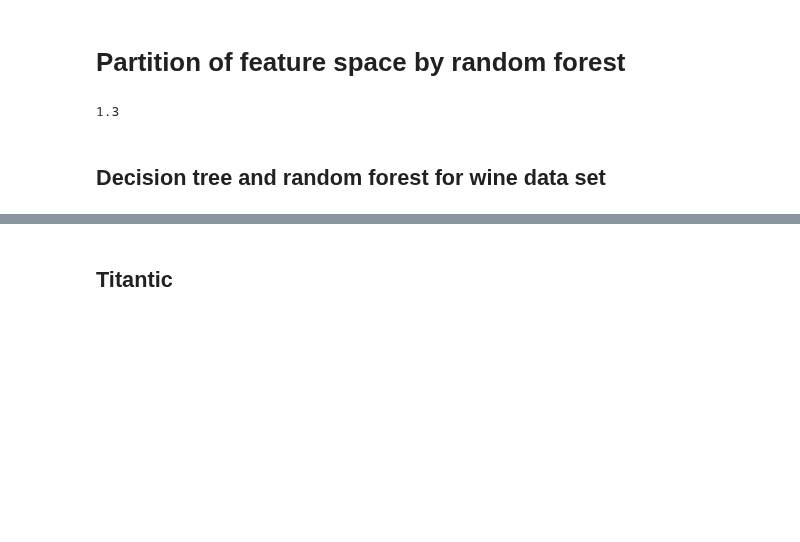
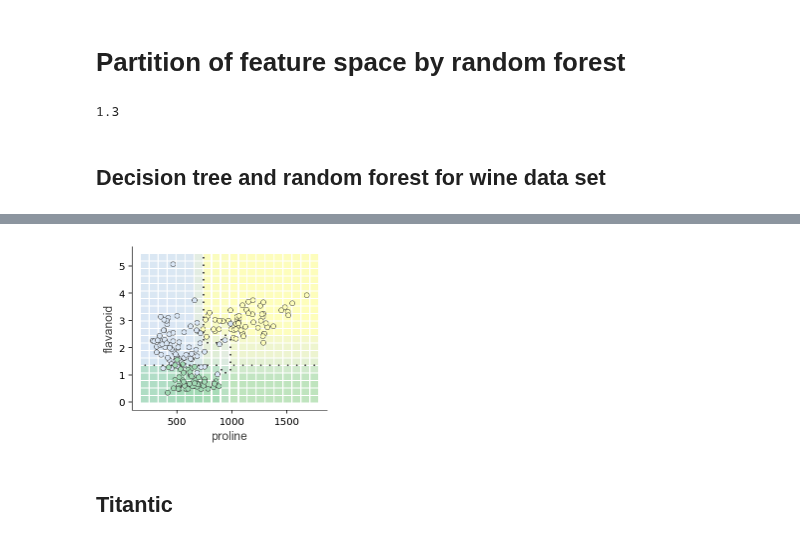
Before and after one commit to parrt/dtreeviz, a Jupyter notebook: notebooks/classifier-decision-boundaries.ipynb, the cells around one changed output, grey strips where cells are left out. Cells and saved outputs as stored; diff of their text form; code cells hidden in the pictures; blank space fills up the shorter version.

```diff
--- a/notebooks/classifier-decision-boundaries.ipynb
+++ b/notebooks/classifier-decision-boundaries.ipynb
@@ -68,6 +74,8 @@ plt.show()
 # %%
 fig,ax = plt.subplots(1,1, figsize=(3.5,3))
-crfviz_bivar(rf, X, y, ntiles=20, ax=ax, tile_fraction=.95, feature_names=['proline', 'flavanoid'])
+clfviz_bivar(rf, X, y, ntiles=20, ax=ax, tile_fraction=.95, feature_names=['proline', 'flavanoid'])
+# %% [output]
+[figure, added]
 # %%
 import pltvid
 
```
Also changed, not shown: parts of 16 cells of this notebook, 1 other file.
